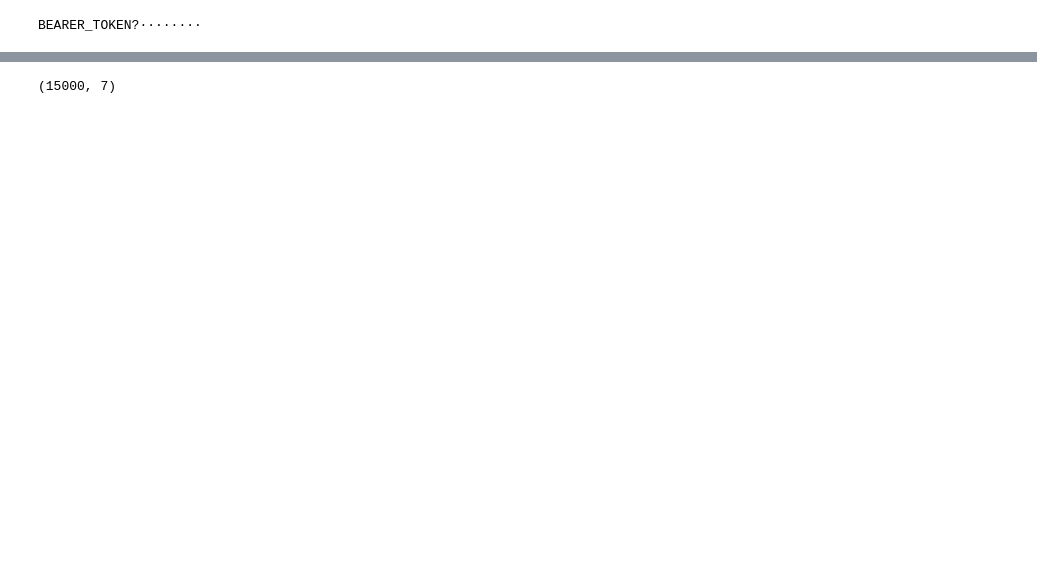
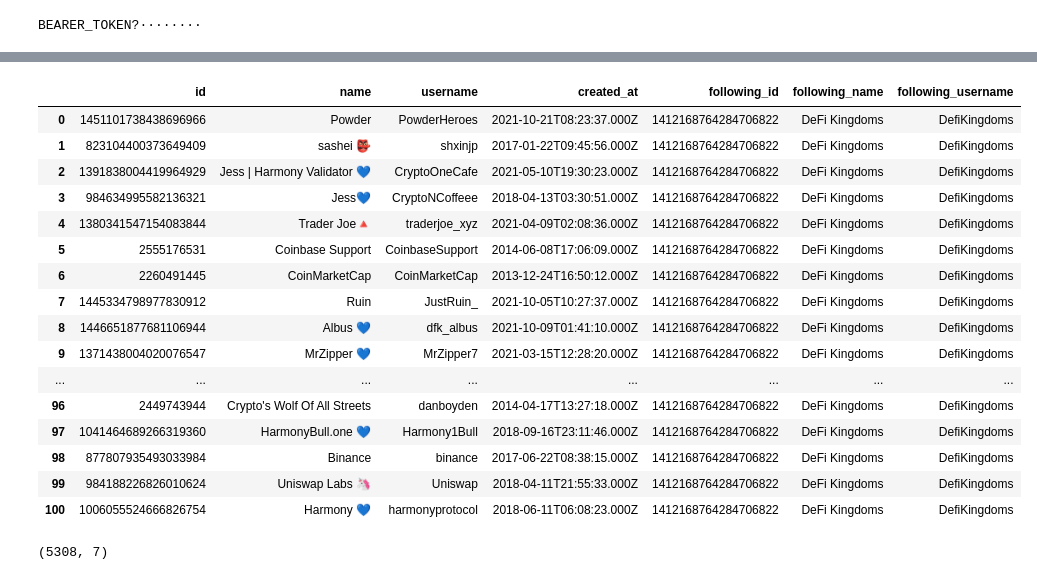
Before and after one commit to m-wojak/data_science_twitter, a Jupyter notebook: code/twitter_api_explore.ipynb, the cells around one changed output, grey strips where cells are left out. Drawn from its saved outputs; the diff is of its cells as text; code cells hidden in the pictures; blank space fills up the shorter version.

```diff
--- a/code/twitter_api_explore.ipynb
+++ b/code/twitter_api_explore.ipynb
@@ -167,5 +306,25 @@ df_followers_meta_all.reset_index(drop=True,inplace=True)
+# %%
+df_following
+# %% [output]
+|  | id | name | username | created_at | following_id | following_name | following_username |
+| 0 | 1451101738438696966 | Powder | PowderHeroes | 2021-10-21T08:23:37.000Z | 1412168764284706822 | DeFi Kingdoms | DefiKingdoms |
+| 1 | 823104400373649409 | sashei 👺 | shxinjp | 2017-01-22T09:45:56.000Z | 1412168764284706822 | DeFi Kingdoms | DefiKingdoms |
+| 2 | 1391838004419964929 | Jess | Harmony Validator 💙 | CryptoOneCafe | 2021-05-10T19:30:23.000Z | 1412168764284706822 | DeFi Kingdoms | DefiKingdoms |
+| 3 | 984634995582136321 | Jess💙 | CryptoNCoffeee | 2018-04-13T03:30:51.000Z | 1412168764284706822 | DeFi Kingdoms | DefiKingdoms |
+| 4 | 1380341547154083844 | Trader Joe🔺 | traderjoe_xyz | 2021-04-09T02:08:36.000Z | 1412168764284706822 | DeFi Kingdoms | DefiKingdoms |
+| 5 | 2555176531 | Coinbase Support | CoinbaseSupport | 2014-06-08T17:06:09.000Z | 1412168764284706822 | DeFi Kingdoms | DefiKingdoms |
+| 6 | 2260491445 | CoinMarketCap | CoinMarketCap | 2013-12-24T16:50:12.000Z | 1412168764284706822 | DeFi Kingdoms | DefiKingdoms |
+| 7 | 1445334798977830912 | Ruin | JustRuin_ | 2021-10-05T10:27:37.000Z | 1412168764284706822 | DeFi Kingdoms | DefiKingdoms |
+| 8 | 1446651877681106944 | Albus 💙 | dfk_albus | 2021-10-09T01:41:10.000Z | 1412168764284706822 | DeFi Kingdoms | DefiKingdoms |
+| 9 | 1371438004020076547 | MrZipper 💙 | MrZipper7 | 2021-03-15T12:28:20.000Z | 1412168764284706822 | DeFi Kingdoms | DefiKingdoms |
+| ... | ... | ... | ... | ... | ... | ... | ... |
+| 96 | 2449743944 | Crypto's Wolf Of All Streets | danboyden | 2014-04-17T13:27:18.000Z | 1412168764284706822 | DeFi Kingdoms | DefiKingdoms |
+| 97 | 1041464689266319360 | HarmonyBull.one 💙 | Harmony1Bull | 2018-09-16T23:11:46.000Z | 1412168764284706822 | DeFi Kingdoms | DefiKingdoms |
+| 98 | 877807935493033984 | Binance | binance | 2017-06-22T08:38:15.000Z | 1412168764284706822 | DeFi Kingdoms | DefiKingdoms |
+| 99 | 984188226826010624 | Uniswap Labs 🦄 | Uniswap | 2018-04-11T21:55:33.000Z | 1412168764284706822 | DeFi Kingdoms | DefiKingdoms |
+| 100 | 1006055524666826754 | Harmony 💙 | harmonyprotocol | 2018-06-11T06:08:23.000Z | 1412168764284706822 | DeFi Kingdoms | DefiKingdoms |
 # %%
-df_followers_all.shape
+df_following_all.shape
 # %% [output]
-(15000, 7)
+(5308, 7)
 # %%
```
Also changed, not shown: parts of 15 cells of this notebook, 3 other files.
